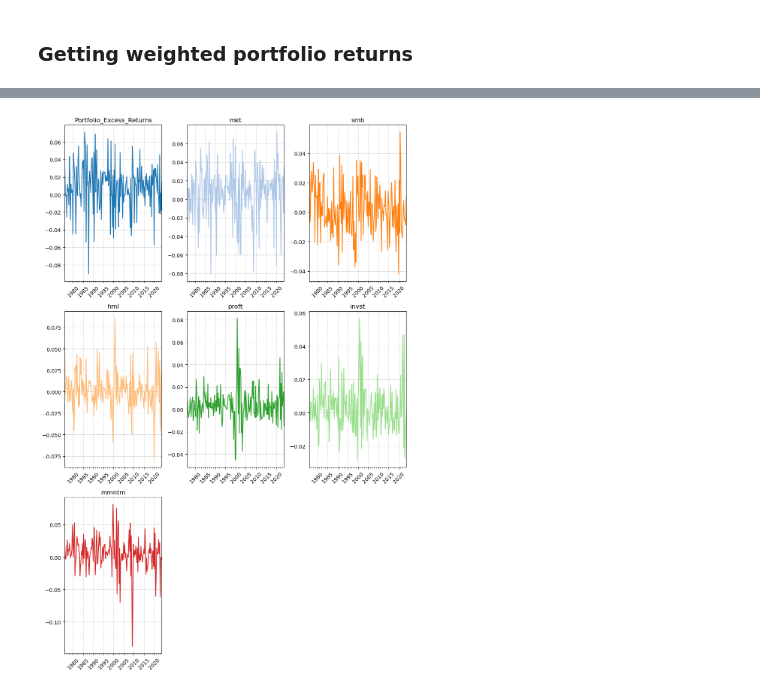
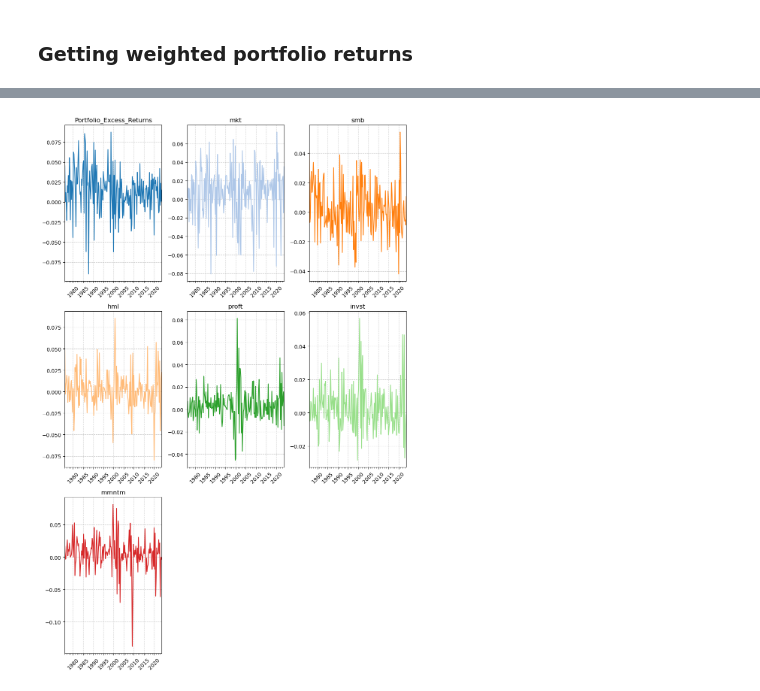
Before and after one commit to Raafayuqaily/TE-Portfolio-Stress-Testing-Final-Project, a Jupyter notebook: Section_5_KB.ipynb, the cells around one changed output, grey strips where cells are left out. Saved outputs shown, nothing was run; the diff lists cells and outputs as text; code cells hidden in the pictures.

```diff
--- a/Section_5_KB.ipynb
+++ b/Section_5_KB.ipynb
@@ -32,0 +119,3 @@ Data Directory:
+# %%
+wghts_vec = weights_df['Optimal_Weight']
+wghts_vec
@@ -56,7 +162,7 @@ def get_wrds_data(sql_query, start_date, end_date):
         print(f"Error retrieving data: {e}")
         return None
 
-def weighted_portfolio_returns(asset_returns_df: pd.DataFrame) -> pd.DataFrame:
+def weighted_portfolio_returns(asset_returns_df: pd.DataFrame, weights_vector) -> pd.DataFrame:
     """
     Calculate the weighted portfolio returns.
 
@@ -67,13 +173,12 @@ def weighted_portfolio_returns(asset_returns_df: pd.DataFrame) -> pd.DataFrame:
     - pd.DataFrame: A DataFrame with the weighted portfolio return series as a single column.
     """
     asset_returns_df_copy = asset_returns_df.copy()
-    num_assets = len(asset_returns_df_copy.columns)
-    weight_vector = np.ones(num_assets) / num_assets
+    weight_vector = weights_vector.copy()
     portfolio_returns = asset_returns_df_copy.values @ weight_vector
     portfolio_returns_df = pd.DataFrame({'Portfolio_Returns': portfolio_returns}, index=asset_returns_df_copy.index)
     return portfolio_returns_df
 
-def fama_french_regression(factors, portfolio_excess_return, shifter_=1):
+def fama_french_regression(factors, portfolio_excess_return):
     """
     Perform the Fama-French multi-factor regression.
 
@@ -211,7 +316,7 @@ prtf_rets.head()
 # %% [markdown]
 ### Getting weighted portfolio returns
 # %%
-wghtd_prtf_rets = weighted_portfolio_returns(prtf_rets)
+wghtd_prtf_rets = weighted_portfolio_returns(prtf_rets, wghts_vec)
 wghtd_prtf_rets.head()
 # %% [output]
 |  | Portfolio_Returns |
@@ -224,8 +329,7 @@ wghtd_prtf_rets.head()
 # %%
 prtfs_rets_ff_fctr = pd.merge(wghtd_prtf_rets, ff_6_factors,
                               how = 'inner', left_index = True, right_index = True)
-prtfs_rets_ff_fctr['Portfolio_Excess_Returns'] = prtfs_rets_ff_fctr['Portfolio_Returns'] - prtfs_rets_ff_fctr['rfr']
-prtfs_rets_ff_fctr = prtfs_rets_ff_fctr.resample('QS').mean()
+prtfs_rets_ff_fctr['Portfolio_Excess_Returns'] = prtfs_rets_ff_fctr['Portfolio_Returns']# - prtfs_rets_ff_fctr['rfr']
 prtfs_rets_ff_fctr.head()
 # %% [output]
 |  | Portfolio_Returns | mkt | smb | hml | proft | invst | rfr | mmntm | ... |
@@ -237,24 +341,25 @@ prtfs_rets_ff_fctr.head()
 # %%
+vars_to_plot = ['Portfolio_Excess_Returns', 'mkt', 'smb', 'hml', 'proft', 'invst', 'mmntm']
 n_cols = 3
 n_rows = (len(vars_to_plot) + n_cols - 1) // n_cols
 
 fig, axes = plt.subplots(n_rows, n_cols, figsize=(10, 5 * n_rows))
 axes = axes.flatten()
 
 colors = cm.tab20.colors
 
 for i, var_ in enumerate(vars_to_plot):
     color = colors[i % len(colors)]
     prtfs_rets_ff_fctr[var_].plot(ax=axes[i], color=color)
     axes[i].set_title(var_)
     axes[i].tick_params(axis='x', rotation=45)  # Rotate x-axis labels
     axes[i].grid(True, linestyle='--', alpha=0.6)  # Add grid lines for readability
 
 for j in range(len(vars_to_plot), len(axes)):
     fig.delaxes(axes[j])
 
 plt.tight_layout()
 plt.show()
 # %% [output]
-[figure, old version]
+[figure, new version]
 # %%
```
Also changed, not shown: parts of 10 cells of this notebook.
